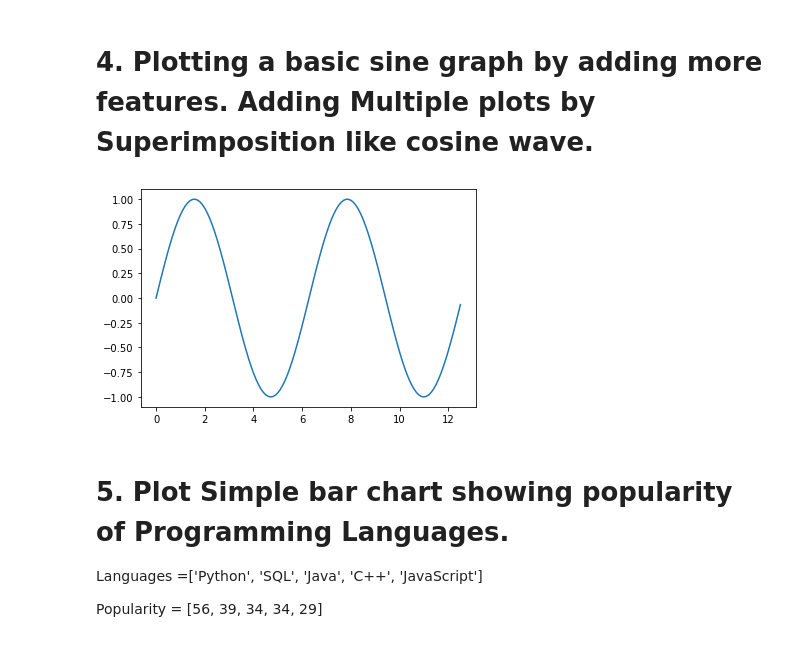
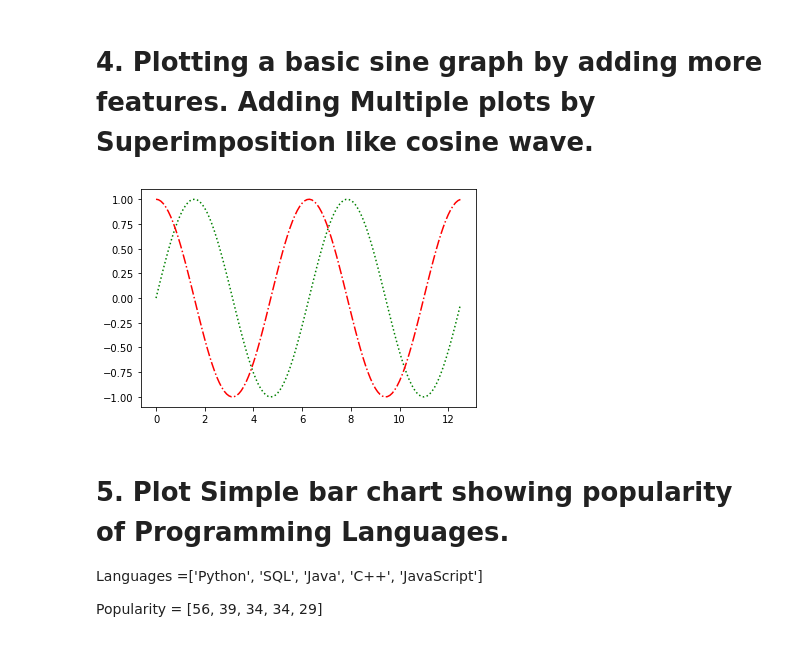
Before and after one commit to banshita209/Data-Science-and-Machine-Learning-with-Python, a Jupyter notebook: Assignment6.ipynb, the cells around one changed output. Drawn from its saved outputs; the diff is of its cells as text; code cells hidden in the pictures.

```diff
--- a/Assignment6.ipynb
+++ b/Assignment6.ipynb
@@ -87,12 +86,16 @@ plt.show()
 # %% [markdown]
 # 4. Plotting a basic sine graph by adding more features. Adding Multiple plots by Superimposition like cosine wave.
 # %%
+import numpy as np
 x = np.arange(0,4*np.pi,0.1)   # start,stop,step
 y = np.sin(x)
-plt.plot(x,y)
+y1=np.cos(x)
+plt.plot(x,y,color="green",linestyle="dotted")
+plt.plot(x,y1,color="red",linestyle="dashdot")
+plt.plot()
 plt.show()
 # %% [output]
-[figure, old version]
+[figure, new version]
 # %% [markdown]
 # 5. Plot Simple bar chart showing popularity of Programming Languages.
 
```
Also changed, not shown: parts of 7 cells of this notebook.
